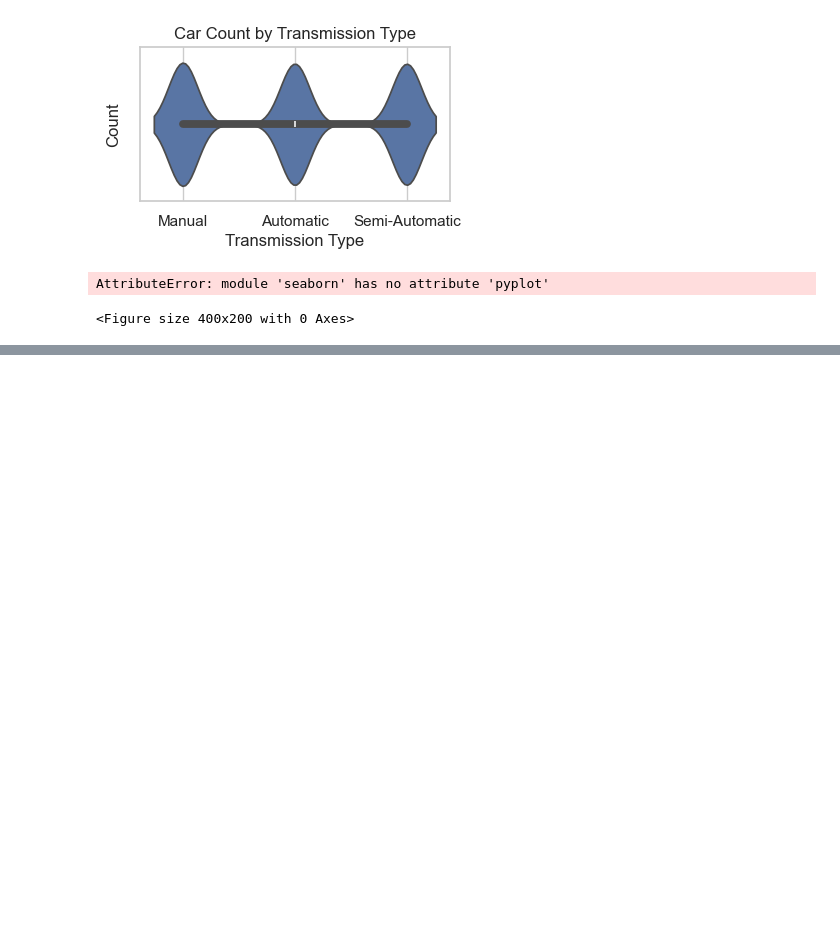
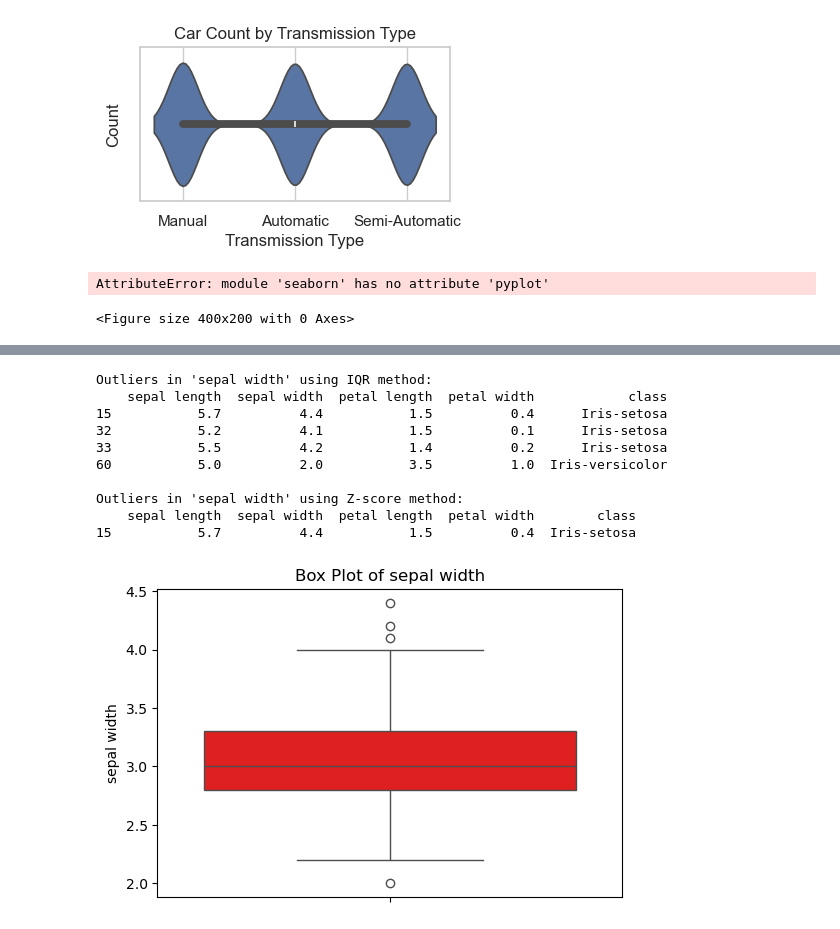
Before and after one commit to vinuvarsithR/C-language, a Jupyter notebook: icv.py/da.ipynb, the cells around one changed output, grey strips where cells are left out. Drawn from its saved outputs; the diff is of its cells as text; code cells hidden in the pictures; blank space fills up the shorter version.

```diff
--- a/icv.py/da.ipynb
+++ b/icv.py/da.ipynb
@@ -115,0 +233,39 @@ AttributeError: module 'seaborn' has no attribute 'pyplot'
+# %%
+a = "C:\\Users\\varsi\\OneDrive\\Desktop\\iris.csv"
+df = pd.read_csv(a)
+
+numcol = df.select_dtypes(include=[np.number]).columns
+# %%
+column = "sepal width"
+Q1 = df[column].quantile(0.25)
+Q3 = df[column].quantile(0.75)
+IQR = Q3 - Q1
+lower_bound = Q1 - 1.5 * IQR
+upper_bound = Q3 + 1.5 * IQR
+outliers_iqr = df[(df[column] < lower_bound) | (df[column] > upper_bound)]
+
+z_scores = np.abs(stats.zscore(df[column]))
+outliers_zscore = df[z_scores > 3]
+
+print(f"\nOutliers in '{column}' using IQR method:")
+print(outliers_iqr)
+
+print(f"\nOutliers in '{column}' using Z-score method:")
+print(outliers_zscore)
+
+plt.figure(figsize=(6, 4))
+sns.boxplot(y=df[column], color="red")
+plt.title(f"Box Plot of {column}")
+plt.show()
+# %% [output]
+Outliers in 'sepal width' using IQR method:
+    sepal length  sepal width  petal length  petal width            class
+15           5.7          4.4           1.5          0.4      Iris-setosa
+32           5.2          4.1           1.5          0.1      Iris-setosa
+33           5.5          4.2           1.4          0.2      Iris-setosa
+60           5.0          2.0           3.5          1.0  Iris-versicolor
+
+Outliers in 'sepal width' using Z-score method:
+    sepal length  sepal width  petal length  petal width        class
+15           5.7          4.4           1.5          0.4  Iris-setosa
+[figure, added]
```
Also changed, not shown: parts of 19 cells of this notebook, 2 other files.
